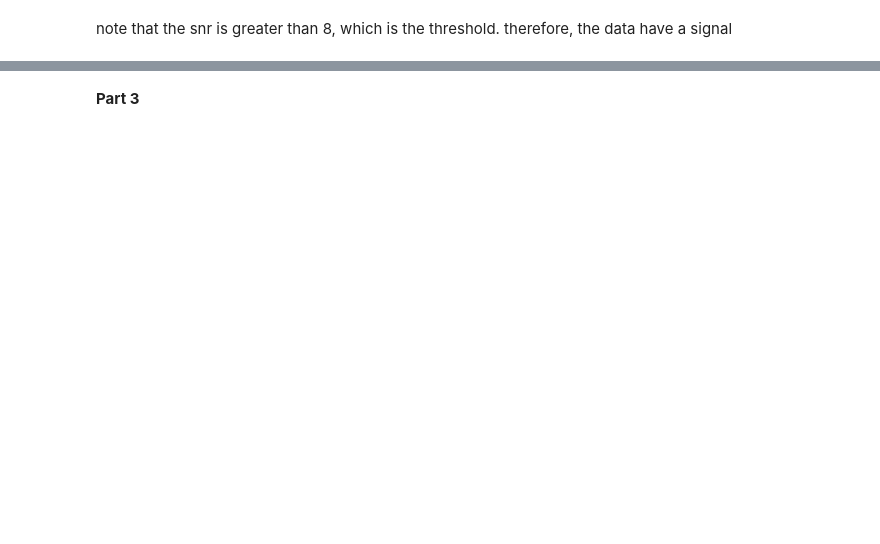
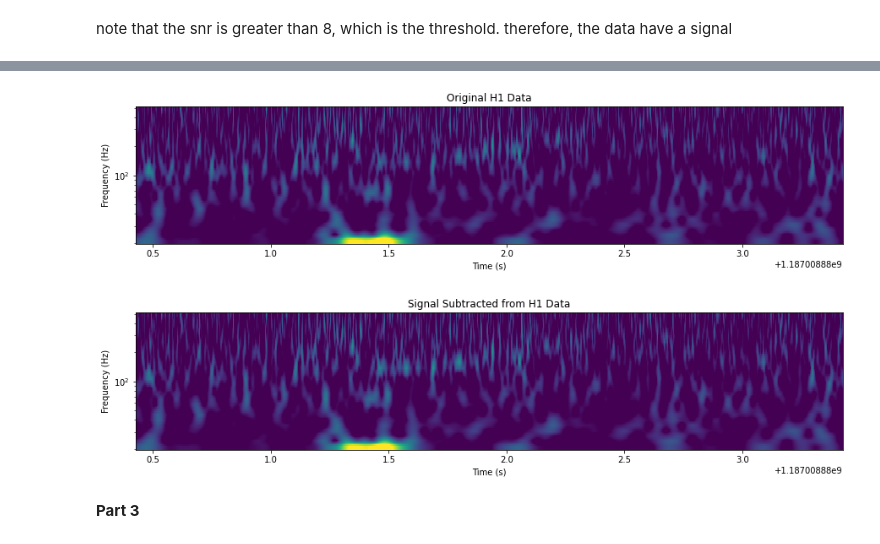
Before and after one commit to margheritawar/PRA3024, a Jupyter notebook: LoadDataFilesGWDA.ipynb, the cells around one changed output, grey strips where cells are left out. Saved outputs shown, nothing was run; the diff lists cells and outputs as text; code cells hidden in the pictures; blank space fills up the shorter version.

```diff
--- a/LoadDataFilesGWDA.ipynb
+++ b/LoadDataFilesGWDA.ipynb
@@ -224,23 +233,26 @@ pylab.show()
 # %%
 subtracted = conditioned - aligned
 
 # Plot the original data and the subtracted signal data
 
 for data, title in [(conditioned, 'Original H1 Data'),
                     (subtracted, 'Signal Subtracted from H1 Data')]:
 
     t, f, p = data.whiten(4, 4).qtransform(.001,
                                                   logfsteps=100,
                                                   qrange=(8, 8),
                                                   frange=(20, 512))
     pylab.figure(figsize=[15, 3])
     pylab.title(title)
     pylab.pcolormesh(t, f, p**0.5, vmin=1, vmax=6)
     pylab.yscale('log')
     pylab.xlabel('Time (s)')
     pylab.ylabel('Frequency (Hz)')
-    pylab.xlim(merger.time - 2, merger.time + 1)
+    pylab.xlim(time - 2, time + 1)
     pylab.show()
+# %% [output]
+[figure, added]
+[figure, added]
 # %% [markdown]
 **Part 3**
 # %%
```
Also changed, not shown: parts of 10 cells of this notebook.
